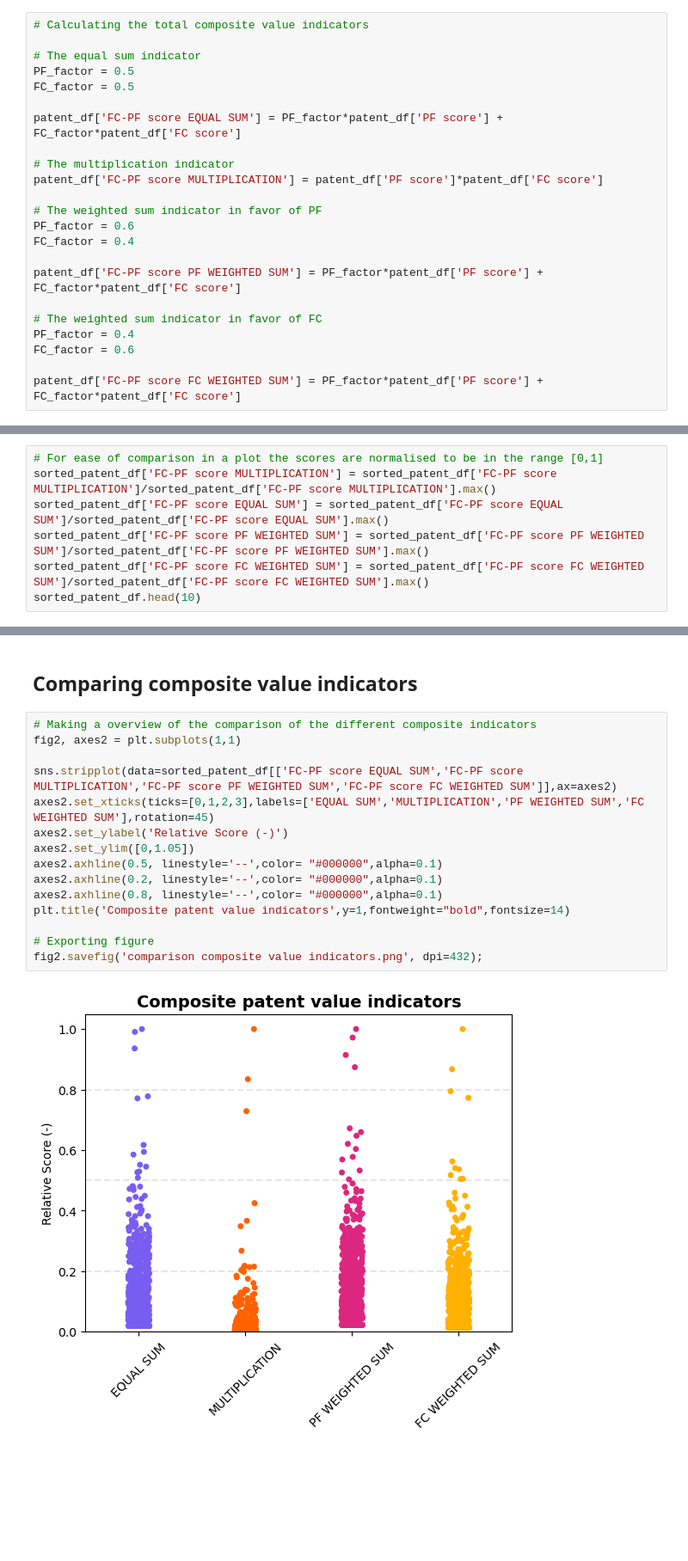
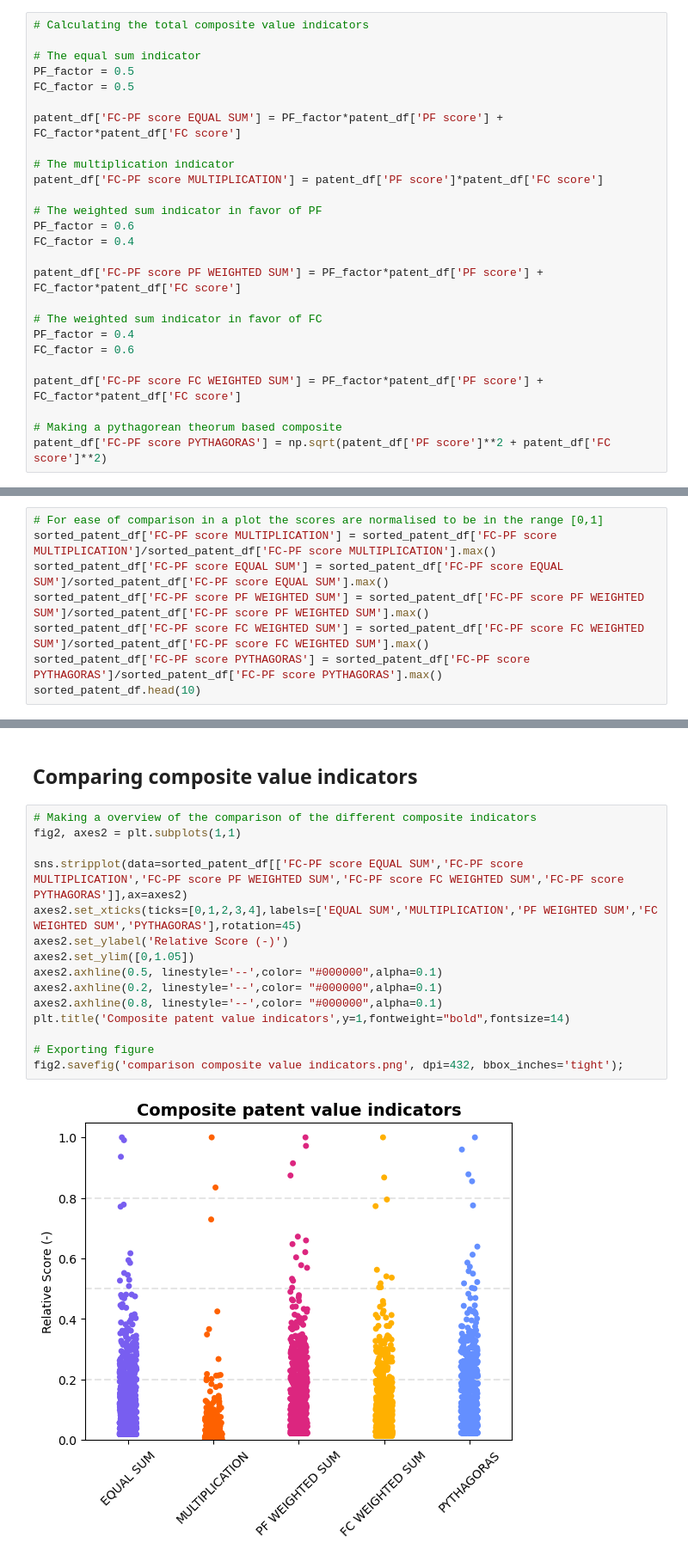
Before and after one commit to joerivan/patent-value-indicator, a Jupyter notebook: patents_value_indicators.ipynb, the cells around one changed output, grey strips where cells are left out. Shown at 86% size. Cells and saved outputs as stored; diff of their text form; blank space fills up the shorter version.

```diff
--- a/patents_value_indicators.ipynb
+++ b/patents_value_indicators.ipynb
@@ -84,6 +84,9 @@ PF_factor = 0.4
 FC_factor = 0.6
 
 patent_df['FC-PF score FC WEIGHTED SUM'] = PF_factor*patent_df['PF score'] + FC_factor*patent_df['FC score']
+
+# Making a pythagorean theorum based composite
+patent_df['FC-PF score PYTHAGORAS'] = np.sqrt(patent_df['PF score']**2 + patent_df['FC score']**2)
 # %%
 # Sorting dataframe based on multiplication indicator
 sorted_patent_df = patent_df.sort_values(by='FC-PF score EQUAL SUM', ascending=False).reset_index(drop=True)
@@ -106,6 +109,7 @@ sorted_patent_df['FC-PF score MULTIPLICATION'] = sorted_patent_df['FC-PF score M
 sorted_patent_df['FC-PF score EQUAL SUM'] = sorted_patent_df['FC-PF score EQUAL SUM']/sorted_patent_df['FC-PF score EQUAL SUM'].max()
 sorted_patent_df['FC-PF score PF WEIGHTED SUM'] = sorted_patent_df['FC-PF score PF WEIGHTED SUM']/sorted_patent_df['FC-PF score PF WEIGHTED SUM'].max()
 sorted_patent_df['FC-PF score FC WEIGHTED SUM'] = sorted_patent_df['FC-PF score FC WEIGHTED SUM']/sorted_patent_df['FC-PF score FC WEIGHTED SUM'].max()
+sorted_patent_df['FC-PF score PYTHAGORAS'] = sorted_patent_df['FC-PF score PYTHAGORAS']/sorted_patent_df['FC-PF score PYTHAGORAS'].max()
 sorted_patent_df.head(10)
 # %% [output]
 |  | Patent Number(s) | Forward citations | PF score | FC score | FC-PF score EQUAL SUM | FC-PF score MULTIPLICATION | ... |
@@ -124,17 +128,17 @@ sorted_patent_df.head(10)
 # %%
 # Making a overview of the comparison of the different composite indicators
 fig2, axes2 = plt.subplots(1,1)
 
-sns.stripplot(data=sorted_patent_df[['FC-PF score EQUAL SUM','FC-PF score MULTIPLICATION','FC-PF score PF WEIGHTED SUM','FC-PF score FC WEIGHTED SUM']],ax=axes2)
-axes2.set_xticks(ticks=[0,1,2,3],labels=['EQUAL SUM','MULTIPLICATION','PF WEIGHTED SUM','FC WEIGHTED SUM'],rotation=45)
+sns.stripplot(data=sorted_patent_df[['FC-PF score EQUAL SUM','FC-PF score MULTIPLICATION','FC-PF score PF WEIGHTED SUM','FC-PF score FC WEIGHTED SUM','FC-PF score PYTHAGORAS']],ax=axes2)
+axes2.set_xticks(ticks=[0,1,2,3,4],labels=['EQUAL SUM','MULTIPLICATION','PF WEIGHTED SUM','FC WEIGHTED SUM','PYTHAGORAS'],rotation=45)
 axes2.set_ylabel('Relative Score (-)')
 axes2.set_ylim([0,1.05])
 axes2.axhline(0.5, linestyle='--',color= "#000000",alpha=0.1)
 axes2.axhline(0.2, linestyle='--',color= "#000000",alpha=0.1)
 axes2.axhline(0.8, linestyle='--',color= "#000000",alpha=0.1)
 plt.title('Composite patent value indicators',y=1,fontweight="bold",fontsize=14)
 
 # Exporting figure
-fig2.savefig('comparison composite value indicators.png', dpi=432);
+fig2.savefig('comparison composite value indicators.png', dpi=432, bbox_inches='tight');
 # %% [output]
-[figure, old version]
+[figure, new version]
```
Also changed, not shown: 2 other files.
